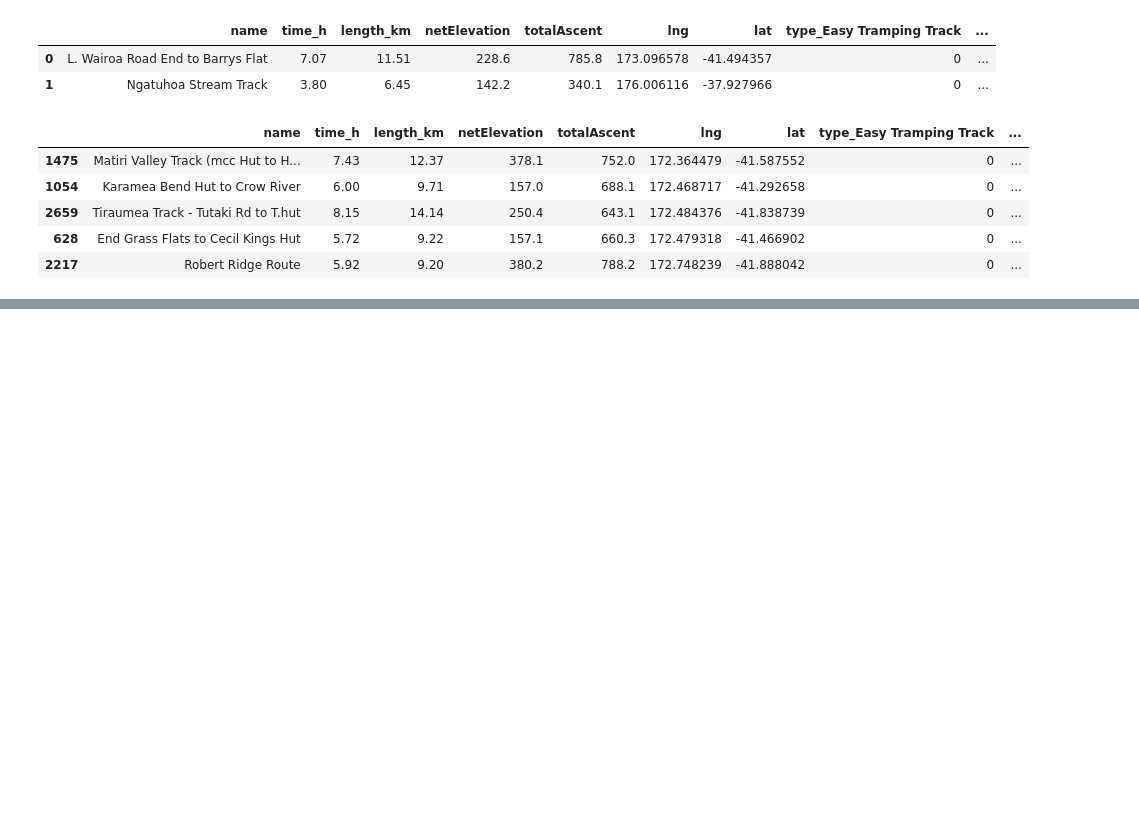
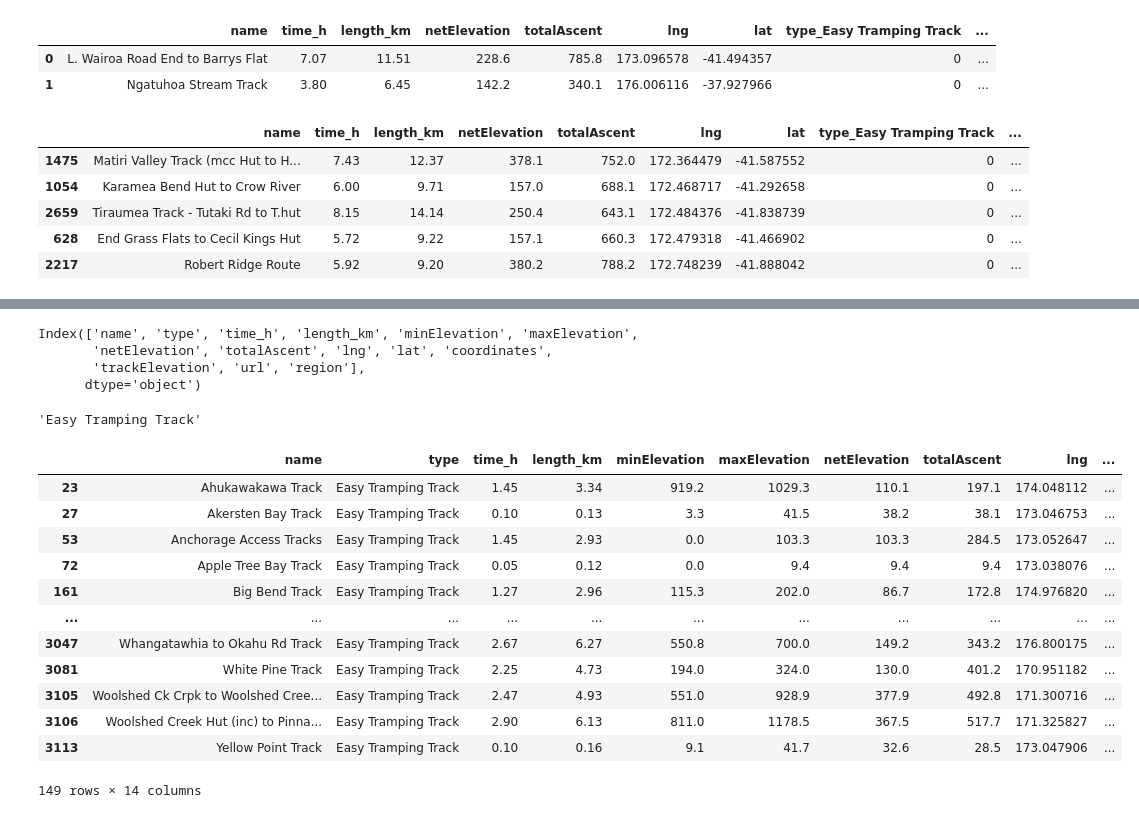
Before and after one commit to robynmundle/trail_recommender, a Jupyter notebook: Trail-based recommendation.ipynb, the cells around one changed output, grey strips where cells are left out. Saved outputs shown, nothing was run; the diff lists cells and outputs as text; code cells hidden in the pictures; blank space fills up the shorter version.

```diff
--- a/Trail-based recommendation.ipynb
+++ b/Trail-based recommendation.ipynb
@@ -73,0 +117,4 @@ closest_trails
+# %%
+types = sorted(df.type.unique())
+types.insert(0,'All Route Types')
+types
@@ -73,0 +131,25 @@ closest_trails
+# %%
+df.columns
+# %% [output]
+Index(['name', 'type', 'time_h', 'length_km', 'minElevation', 'maxElevation',
+       'netElevation', 'totalAscent', 'lng', 'lat', 'coordinates',
+       'trackElevation', 'url', 'region'],
+      dtype='object')
+# %%
+types[1]
+df[df['type']==types[1]]
+# %% [output]
+'Easy Tramping Track'
+|  | name | type | time_h | length_km | minElevation | maxElevation | netElevation | totalAscent | lng | ... |
+| 23 | Ahukawakawa Track | Easy Tramping Track | 1.45 | 3.34 | 919.2 | 1029.3 | 110.1 | 197.1 | 174.048112 | ... |
+| 27 | Akersten Bay Track | Easy Tramping Track | 0.10 | 0.13 | 3.3 | 41.5 | 38.2 | 38.1 | 173.046753 | ... |
+| 53 | Anchorage Access Tracks | Easy Tramping Track | 1.45 | 2.93 | 0.0 | 103.3 | 103.3 | 284.5 | 173.052647 | ... |
+| 72 | Apple Tree Bay Track | Easy Tramping Track | 0.05 | 0.12 | 0.0 | 9.4 | 9.4 | 9.4 | 173.038076 | ... |
+| 161 | Big Bend Track | Easy Tramping Track | 1.27 | 2.96 | 115.3 | 202.0 | 86.7 | 172.8 | 174.976820 | ... |
+| ... | ... | ... | ... | ... | ... | ... | ... | ... | ... | ... |
+| 3047 | Whangatawhia to Okahu Rd Track | Easy Tramping Track | 2.67 | 6.27 | 550.8 | 700.0 | 149.2 | 343.2 | 176.800175 | ... |
+| 3081 | White Pine Track | Easy Tramping Track | 2.25 | 4.73 | 194.0 | 324.0 | 130.0 | 401.2 | 170.951182 | ... |
+| 3105 | Woolshed Ck Crpk to Woolshed Cree... | Easy Tramping Track | 2.47 | 4.93 | 551.0 | 928.9 | 377.9 | 492.8 | 171.300716 | ... |
+| 3106 | Woolshed Creek Hut (inc) to Pinna... | Easy Tramping Track | 2.90 | 6.13 | 811.0 | 1178.5 | 367.5 | 517.7 | 171.325827 | ... |
+| 3113 | Yellow Point Track | Easy Tramping Track | 0.10 | 0.16 | 9.1 | 41.7 | 32.6 | 28.5 | 173.047906 | ... |
+149 rows × 14 columns
```
Also changed, not shown: parts of 11 cells of this notebook, 2 other files.
